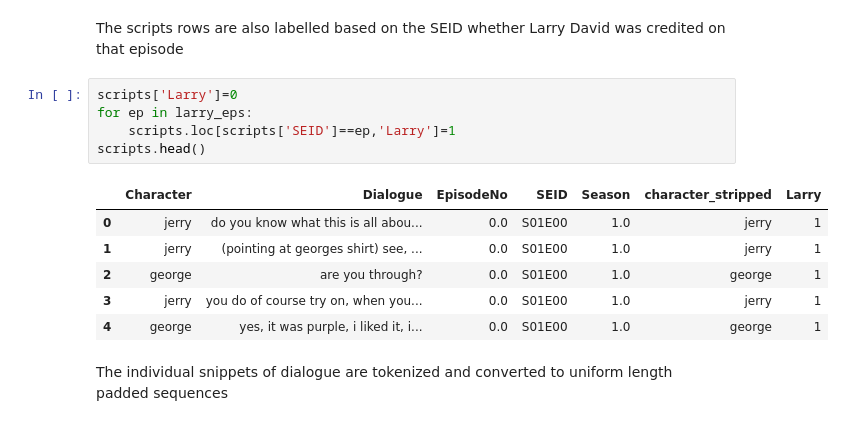
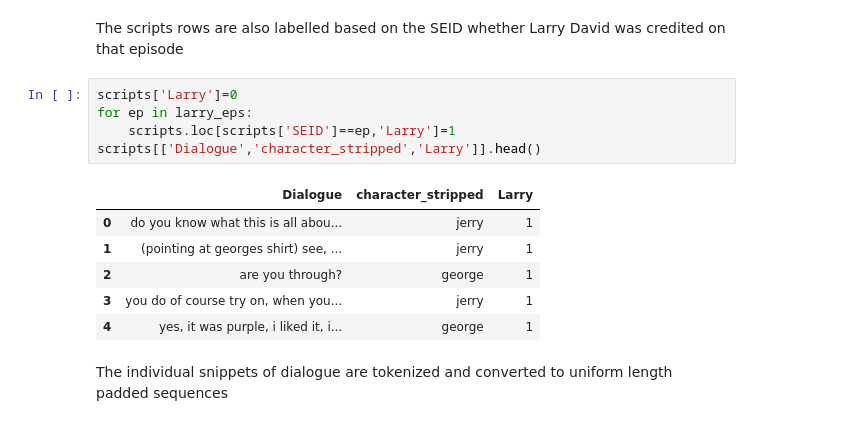
Before and after one commit to ktzioumis/The-Seinfeld, a Jupyter notebook: Larry David.ipynb, the cells around one changed output. Saved outputs shown, nothing was run; the diff lists cells and outputs as text.

```diff
--- a/Larry David.ipynb
+++ b/Larry David.ipynb
@@ -48,15 +47,15 @@ The scripts rows are also labelled based on the SEID whether Larry David was cre
 # %%
 scripts['Larry']=0
 for ep in larry_eps:
     scripts.loc[scripts['SEID']==ep,'Larry']=1
-scripts.head()
+scripts[['Dialogue','character_stripped','Larry']].head()
 # %% [output]
-|  | Character | Dialogue | EpisodeNo | SEID | Season | character_stripped | Larry |
-| 0 | jerry | do you know what this is all abou... | 0.0 | S01E00 | 1.0 | jerry | 1 |
-| 1 | jerry | (pointing at georges shirt) see, ... | 0.0 | S01E00 | 1.0 | jerry | 1 |
-| 2 | george | are you through? | 0.0 | S01E00 | 1.0 | george | 1 |
-| 3 | jerry | you do of course try on, when you... | 0.0 | S01E00 | 1.0 | jerry | 1 |
-| 4 | george | yes, it was purple, i liked it, i... | 0.0 | S01E00 | 1.0 | george | 1 |
+|  | Dialogue | character_stripped | Larry |
+| 0 | do you know what this is all abou... | jerry | 1 |
+| 1 | (pointing at georges shirt) see, ... | jerry | 1 |
+| 2 | are you through? | george | 1 |
+| 3 | you do of course try on, when you... | jerry | 1 |
+| 4 | yes, it was purple, i liked it, i... | george | 1 |
 # %% [markdown]
 The individual snippets of dialogue are tokenized and converted to uniform length padded sequences
 # %%
```
Also changed, not shown: parts of 3 cells of this notebook, 1 other file.
